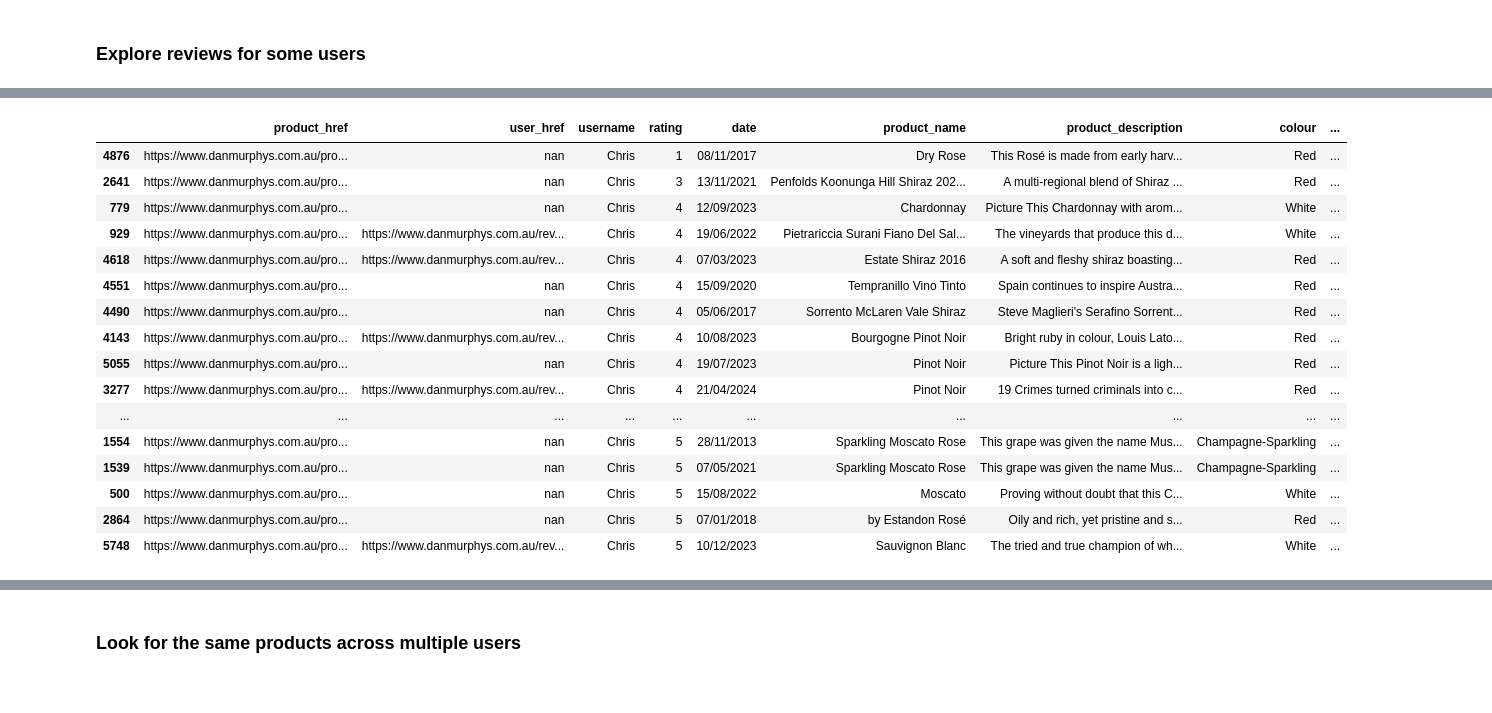
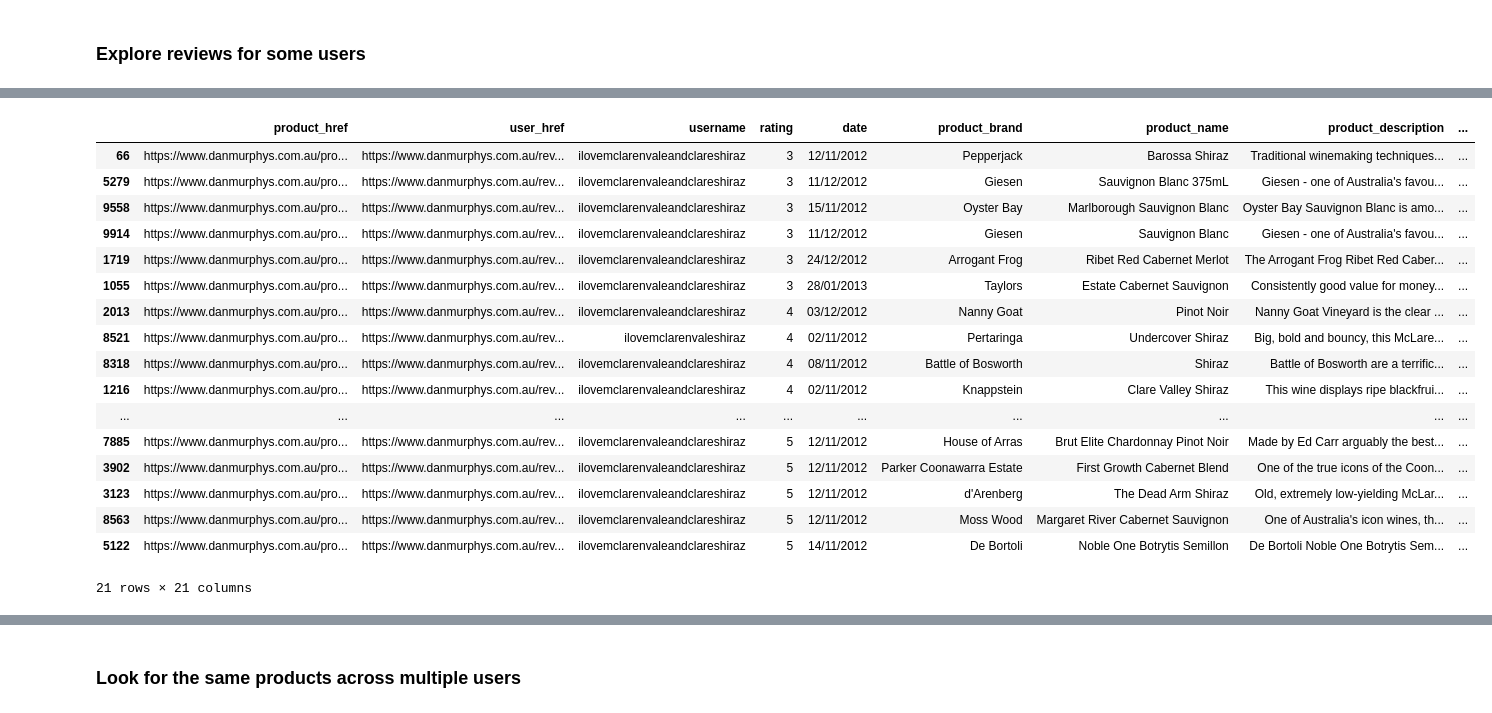
Before and after one commit to coreyj42/winevalet_webscraping, a Jupyter notebook: eda_user_reviews.ipynb, the cells around one changed output, grey strips where cells are left out. Cells and saved outputs as stored; diff of their text form; code cells hidden in the pictures.

```diff
--- a/eda_user_reviews.ipynb
+++ b/eda_user_reviews.ipynb
@@ -42,5 +42,7 @@ user_review_df
 # %%
 usernames = []
+hrefs = []
 for i, row in user_review_df.iterrows():
     for review in row.all_reviews:
         usernames.append((review["username"]))
+        hrefs.append(review["href"])
@@ -125,0 +142,5 @@ for i, row in user_review_df.iterrows():
+# %%
+for i, row in user_review_df.iterrows():
+    for review in row.all_reviews:
+        if review["href"] == "NaN":
+            print(review)
@@ -165,6 +220,6 @@ user_review_df = pd.DataFrame({
 # %%
-# drop users where username is blank
+# drop users where href is blank
 print("length before removal of missing usernames:", len(user_review_df))
-user_review_df = user_review_df[user_review_df['username'] != ''].reset_index(drop=True)
+user_review_df = user_review_df[user_review_df['user_href'] != 'NaN'].reset_index(drop=True)
 print("length before after of missing usernames:", len(user_review_df))
 # %% [output]
@@ -217,6 +272,6 @@ Name: count, dtype: int64
 # %% [markdown]
 ### Combine with product data
 # %%
-wine_df = pd.read_csv("data/cleaned_wine_df")
+wine_df = pd.read_csv("data/cleaned_wine_df.csv")
 wine_df
 # %% [output]
@@ -301,21 +379,22 @@ user_wine_df[user_wine_df["username"] == username].sort_values(by="rating")
 # %%
-username = "Chris"
-user_wine_df[user_wine_df["username"] == username].sort_values(by="rating")
+user_href = "https://www.danmurphys.com.au/review/shopper/2253998837016086"
+user_wine_df[user_wine_df["user_href"] == user_href].sort_values(by="rating")
 # %% [output]
-|  | product_href | user_href | username | rating | date | product_name | product_description | colour | ... |
-| 4876 | https://www.danmurphys.com.au/pro... | nan | Chris | 1 | 08/11/2017 | Dry Rose | This Rosé is made from early harv... | Red | ... |
-| 2641 | https://www.danmurphys.com.au/pro... | nan | Chris | 3 | 13/11/2021 | Penfolds Koonunga Hill Shiraz 202... | A multi-regional blend of Shiraz ... | Red | ... |
-| 779 | https://www.danmurphys.com.au/pro... | nan | Chris | 4 | 12/09/2023 | Chardonnay | Picture This Chardonnay with arom... | White | ... |
-| 929 | https://www.danmurphys.com.au/pro... | https://www.danmurphys.com.au/rev... | Chris | 4 | 19/06/2022 | Pietrariccia Surani Fiano Del Sal... | The vineyards that produce this d... | White | ... |
-| 4618 | https://www.danmurphys.com.au/pro... | https://www.danmurphys.com.au/rev... | Chris | 4 | 07/03/2023 | Estate Shiraz 2016 | A soft and fleshy shiraz boasting... | Red | ... |
-| 4551 | https://www.danmurphys.com.au/pro... | nan | Chris | 4 | 15/09/2020 | Tempranillo Vino Tinto | Spain continues to inspire Austra... | Red | ... |
-| 4490 | https://www.danmurphys.com.au/pro... | nan | Chris | 4 | 05/06/2017 | Sorrento McLaren Vale Shiraz | Steve Maglieri's Serafino Sorrent... | Red | ... |
-| 4143 | https://www.danmurphys.com.au/pro... | https://www.danmurphys.com.au/rev... | Chris | 4 | 10/08/2023 | Bourgogne Pinot Noir | Bright ruby in colour, Louis Lato... | Red | ... |
-| 5055 | https://www.danmurphys.com.au/pro... | nan | Chris | 4 | 19/07/2023 | Pinot Noir | Picture This Pinot Noir is a ligh... | Red | ... |
-| 3277 | https://www.danmurphys.com.au/pro... | https://www.danmurphys.com.au/rev... | Chris | 4 | 21/04/2024 | Pinot Noir | 19 Crimes turned criminals into c... | Red | ... |
+|  | product_href | user_href | username | rating | date | product_brand | product_name | product_description | ... |
+| 66 | https://www.danmurphys.com.au/pro... | https://www.danmurphys.com.au/rev... | ilovemclarenvaleandclareshiraz | 3 | 12/11/2012 | Pepperjack | Barossa Shiraz | Traditional winemaking techniques... | ... |
+| 5279 | https://www.danmurphys.com.au/pro... | https://www.danmurphys.com.au/rev... | ilovemclarenvaleandclareshiraz | 3 | 11/12/2012 | Giesen | Sauvignon Blanc 375mL | Giesen - one of Australia's favou... | ... |
+| 9558 | https://www.danmurphys.com.au/pro... | https://www.danmurphys.com.au/rev... | ilovemclarenvaleandclareshiraz | 3 | 15/11/2012 | Oyster Bay | Marlborough Sauvignon Blanc | Oyster Bay Sauvignon Blanc is amo... | ... |
+| 9914 | https://www.danmurphys.com.au/pro... | https://www.danmurphys.com.au/rev... | ilovemclarenvaleandclareshiraz | 3 | 11/12/2012 | Giesen | Sauvignon Blanc | Giesen - one of Australia's favou... | ... |
+| 1719 | https://www.danmurphys.com.au/pro... | https://www.danmurphys.com.au/rev... | ilovemclarenvaleandclareshiraz | 3 | 24/12/2012 | Arrogant Frog | Ribet Red Cabernet Merlot | The Arrogant Frog Ribet Red Caber... | ... |
+| 1055 | https://www.danmurphys.com.au/pro... | https://www.danmurphys.com.au/rev... | ilovemclarenvaleandclareshiraz | 3 | 28/01/2013 | Taylors | Estate Cabernet Sauvignon | Consistently good value for money... | ... |
+| 2013 | https://www.danmurphys.com.au/pro... | https://www.danmurphys.com.au/rev... | ilovemclarenvaleandclareshiraz | 4 | 03/12/2012 | Nanny Goat | Pinot Noir | Nanny Goat Vineyard is the clear ... | ... |
+| 8521 | https://www.danmurphys.com.au/pro... | https://www.danmurphys.com.au/rev... | ilovemclarenvaleshiraz | 4 | 02/11/2012 | Pertaringa | Undercover Shiraz | Big, bold and bouncy, this McLare... | ... |
+| 8318 | https://www.danmurphys.com.au/pro... | https://www.danmurphys.com.au/rev... | ilovemclarenvaleandclareshiraz | 4 | 08/11/2012 | Battle of Bosworth | Shiraz | Battle of Bosworth are a terrific... | ... |
+| 1216 | https://www.danmurphys.com.au/pro... | https://www.danmurphys.com.au/rev... | ilovemclarenvaleandclareshiraz | 4 | 02/11/2012 | Knappstein | Clare Valley Shiraz | This wine displays ripe blackfrui... | ... |
 | ... | ... | ... | ... | ... | ... | ... | ... | ... | ... |
-| 1554 | https://www.danmurphys.com.au/pro... | nan | Chris | 5 | 28/11/2013 | Sparkling Moscato Rose | This grape was given the name Mus... | Champagne-Sparkling | ... |
-| 1539 | https://www.danmurphys.com.au/pro... | nan | Chris | 5 | 07/05/2021 | Sparkling Moscato Rose | This grape was given the name Mus... | Champagne-Sparkling | ... |
-| 500 | https://www.danmurphys.com.au/pro... | nan | Chris | 5 | 15/08/2022 | Moscato | Proving without doubt that this C... | White | ... |
-| 2864 | https://www.danmurphys.com.au/pro... | nan | Chris | 5 | 07/01/2018 | by Estandon Rosé | Oily and rich, yet pristine and s... | Red | ... |
-| 5748 | https://www.danmurphys.com.au/pro... | https://www.danmurphys.com.au/rev... | Chris | 5 | 10/12/2023 | Sauvignon Blanc | The tried and true champion of wh... | White | ... |
+| 7885 | https://www.danmurphys.com.au/pro... | https://www.danmurphys.com.au/rev... | ilovemclarenvaleandclareshiraz | 5 | 12/11/2012 | House of Arras | Brut Elite Chardonnay Pinot Noir | Made by Ed Carr arguably the best... | ... |
+| 3902 | https://www.danmurphys.com.au/pro... | https://www.danmurphys.com.au/rev... | ilovemclarenvaleandclareshiraz | 5 | 12/11/2012 | Parker Coonawarra Estate | First Growth Cabernet Blend | One of the true icons of the Coon... | ... |
+| 3123 | https://www.danmurphys.com.au/pro... | https://www.danmurphys.com.au/rev... | ilovemclarenvaleandclareshiraz | 5 | 12/11/2012 | d'Arenberg | The Dead Arm Shiraz | Old, extremely low-yielding McLar... | ... |
+| 8563 | https://www.danmurphys.com.au/pro... | https://www.danmurphys.com.au/rev... | ilovemclarenvaleandclareshiraz | 5 | 12/11/2012 | Moss Wood | Margaret River Cabernet Sauvignon | One of Australia's icon wines, th... | ... |
+| 5122 | https://www.danmurphys.com.au/pro... | https://www.danmurphys.com.au/rev... | ilovemclarenvaleandclareshiraz | 5 | 14/11/2012 | De Bortoli | Noble One Botrytis Semillon | De Bortoli Noble One Botrytis Sem... | ... |
+21 rows × 21 columns
```
Also changed, not shown: parts of 27 cells of this notebook, 20 other files.
